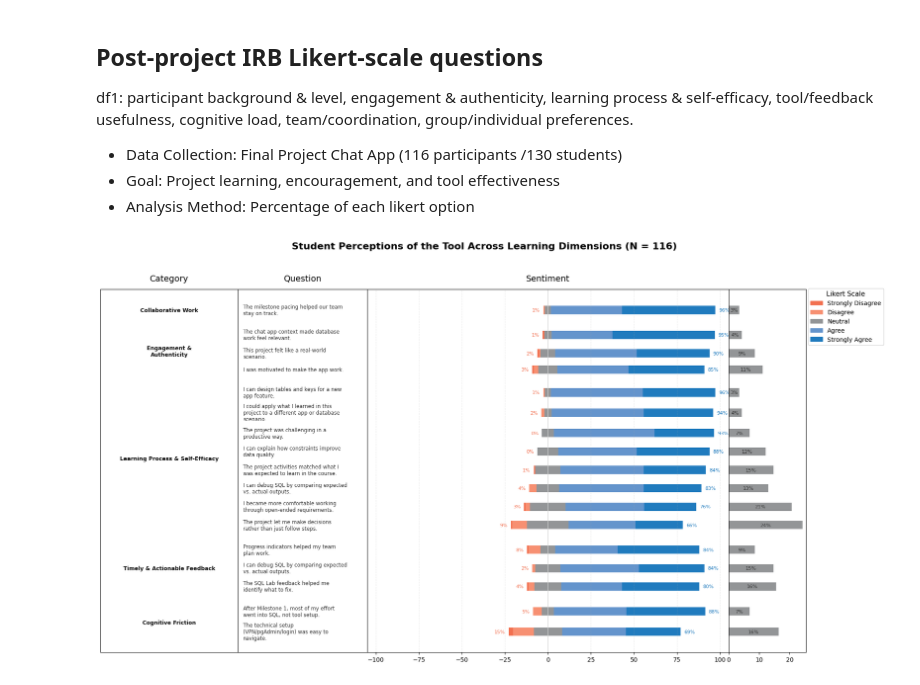
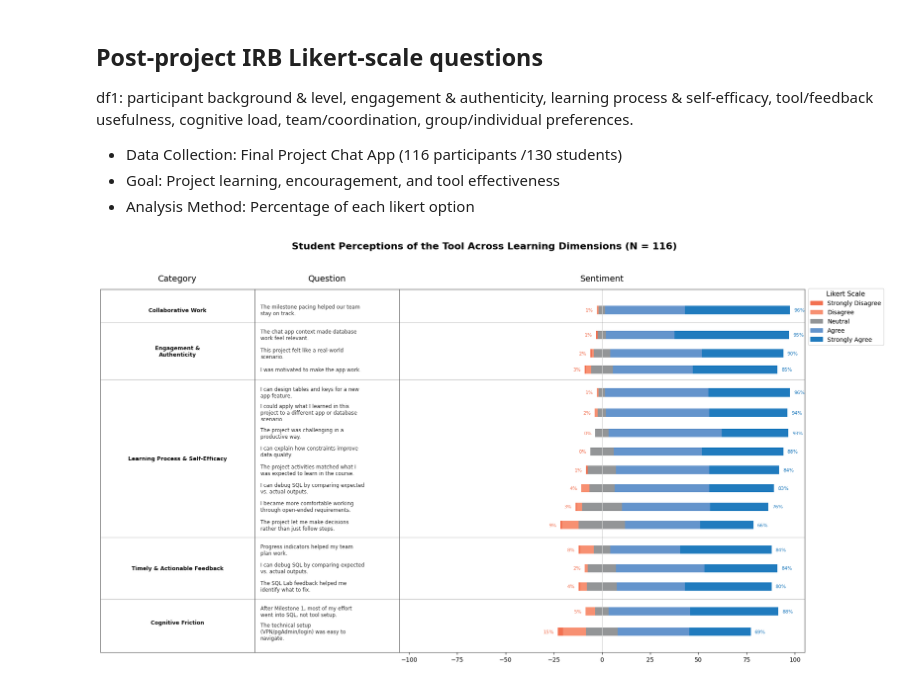
Before and after one commit to bcsaldias/sigcse-ai-2027, a Jupyter notebook: likert/v2_Info330_ExploratoryDataAnalysis.ipynb, the cells around one changed output. Saved outputs shown, nothing was run; the diff lists cells and outputs as text; code cells hidden in the pictures.

Commit message:
Removed grid

```diff
--- a/likert/v2_Info330_ExploratoryDataAnalysis.ipynb
+++ b/likert/v2_Info330_ExploratoryDataAnalysis.ipynb
@@ -125,17 +125,16 @@ for category in summary_df["category"].unique():
     current_y += GAP
 
 plot_df    = pd.DataFrame(plot_rows)
-neu_series = plot_df["Neutral"]
 total_neg  = plot_df["total_neg"]
 total_pos  = plot_df["total_pos"]
 y_bars     = y_positions
 BAR_HEIGHT = 0.58
 
-fig, (ax_cat, ax_q, ax_main, ax_neu) = plt.subplots(
-    ncols=4, sharey=True,
+fig, (ax_cat, ax_q, ax_main) = plt.subplots(
+    ncols=3, sharey=True,
     figsize=(18, 10),
     gridspec_kw={
-        "width_ratios": [1.6, 1.5, 4.2, 0.9],
+        "width_ratios": [1.6, 1.5, 4.2],
         "wspace": 0.0
     }
 )
@@ -188,7 +187,6 @@ for col in ["Agree", "Strongly Agree"]:
     ax_main.barh(y_bars, vals, left=left_pos, color=COLORS[col], height=BAR_HEIGHT)
     left_pos += vals
 
-
 for i, y in enumerate(y_bars):
     ax_main.text(-(total_neg.iloc[i] + neutral_half[i]) - 2, y, f"{total_neg.iloc[i]:.0f}%",
                  ha="right", va="center", fontsize=8, color=COLORS["Strongly Disagree"])
@@ -199,49 +197,35 @@ ax_main.set_xlim(-105, 105)
 ax_main.axvline(0, color="lightgray", lw=1)
 ax_main.set_title("Sentiment", fontsize=14, pad=14)
 ax_main.set_yticks([])
-ax_main.grid(axis="x", linestyle="--", alpha=0.25)
-
-ax_neu.barh(y_bars, neu_series, color=COLORS["Neutral"], height=BAR_HEIGHT)
-
-for i, value in enumerate(neu_series):
-    ax_neu.text(
-        value / 2, y_bars[i], f"{value:.0f}%",
-        ha="center", va="center", fontsize=8, color="#333333"
-    )
-
-ax_neu.set_xlim(0, 45)
-ax_neu.set_title("Neutral", fontsize=14, pad=14)
-ax_neu.set_xticks([])
-ax_neu.set_yticks([])
 
 for cat in category_ranges[:-1]:
-    for ax in [ax_cat, ax_q, ax_main, ax_neu]:
+    for ax in [ax_cat, ax_q, ax_main]:
         ax.axhline(cat["divider"], color=BORDER_COLOR, lw=0.8, alpha=0.5)
 
-for ax in [ax_cat, ax_q, ax_main, ax_neu]:
+for ax in [ax_cat, ax_q, ax_main]:
     for spine in ax.spines.values():
         spine.set_visible(True)
         spine.set_linewidth(0.9)
         spine.set_color(BORDER_COLOR)
 
 ax_cat.invert_yaxis()
 
 legend_handles = [
     plt.Rectangle((0, 0), 1, 1, color=COLORS[lbl], label=lbl)
     for lbl in LIKERT_ORDER
 ]
 fig.legend(
     handles=legend_handles,
     loc="upper right", bbox_to_anchor=(1.015, 0.885),
     title="Likert Scale", fontsize=10, title_fontsize=11, frameon=True
 )
 
 plt.suptitle(
     "Student Perceptions of the Tool Across Learning Dimensions (N = 116)",
     fontsize=16, fontweight="semibold", y=0.985
 )
 
 fig.tight_layout(rect=[0, 0, 0.92, 0.96])
 plt.show()
 # %% [output]
-[figure, old version]
+[figure, new version]
```
